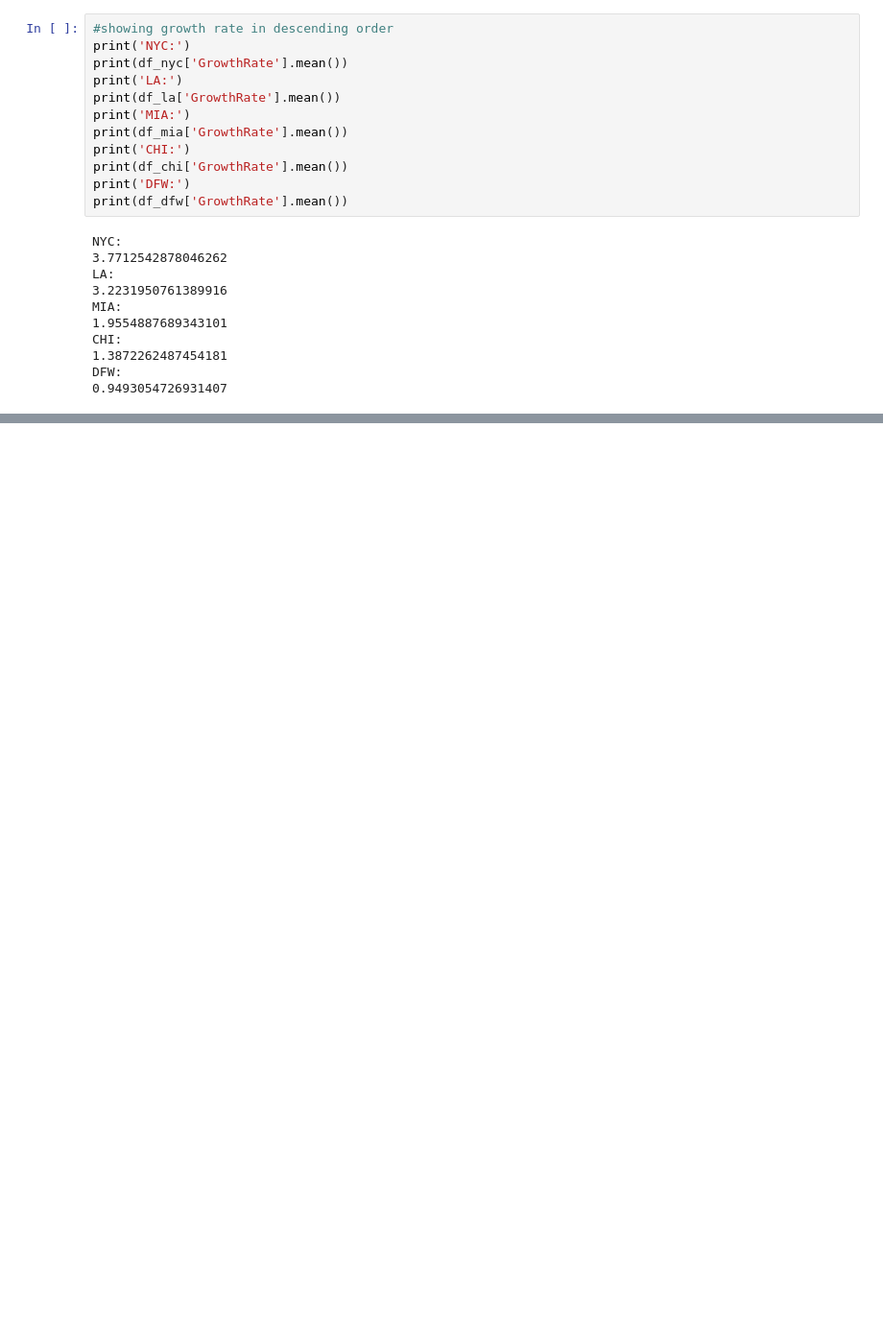
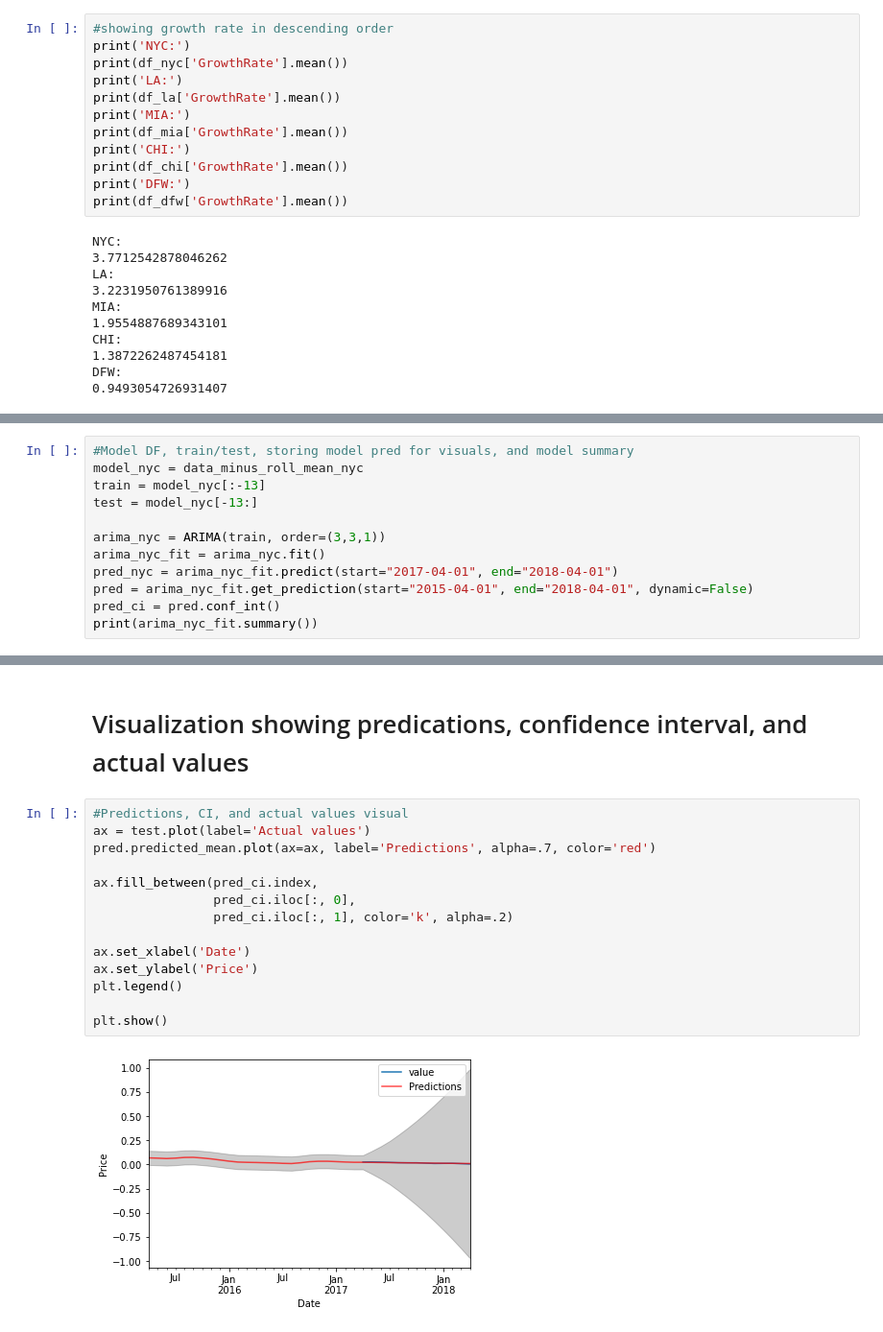
Before and after one commit to sarahadamsjack/time-series, a Jupyter notebook: final.ipynb, the cells around one changed output, grey strips where cells are left out. Shown: that part at 96% size. Drawn from its saved outputs; the diff is of its cells as text; blank space fills up the shorter version.

```diff
--- a/final.ipynb
+++ b/final.ipynb
@@ -285,0 +269,12 @@ mean_squared_error(train_nyc, test_nyc)
+# %%
+#Model DF, train/test, storing model pred for visuals, and model summary
+model_nyc = data_minus_roll_mean_nyc
+train = model_nyc[:-13]
+test = model_nyc[-13:]
+
+arima_nyc = ARIMA(train, order=(3,3,1))
+arima_nyc_fit = arima_nyc.fit()
+pred_nyc = arima_nyc_fit.predict(start="2017-04-01", end="2018-04-01")
+pred = arima_nyc_fit.get_prediction(start="2015-04-01", end="2018-04-01", dynamic=False)
+pred_ci = pred.conf_int()
+print(arima_nyc_fit.summary())
@@ -285,0 +299,18 @@ mean_squared_error(train_nyc, test_nyc)
+# %% [markdown]
+# Visualization showing predications, confidence interval, and actual values
+# %%
+#Predictions, CI, and actual values visual
+ax = test.plot(label='Actual values')
+pred.predicted_mean.plot(ax=ax, label='Predictions', alpha=.7, color='red')
+
+ax.fill_between(pred_ci.index,
+                pred_ci.iloc[:, 0],
+                pred_ci.iloc[:, 1], color='k', alpha=.2)
+
+ax.set_xlabel('Date')
+ax.set_ylabel('Price')
+plt.legend()
+
+plt.show()
+# %% [output]
+[figure, added]
```
Also changed, not shown: parts of 96 cells of this notebook, 3 other files.
